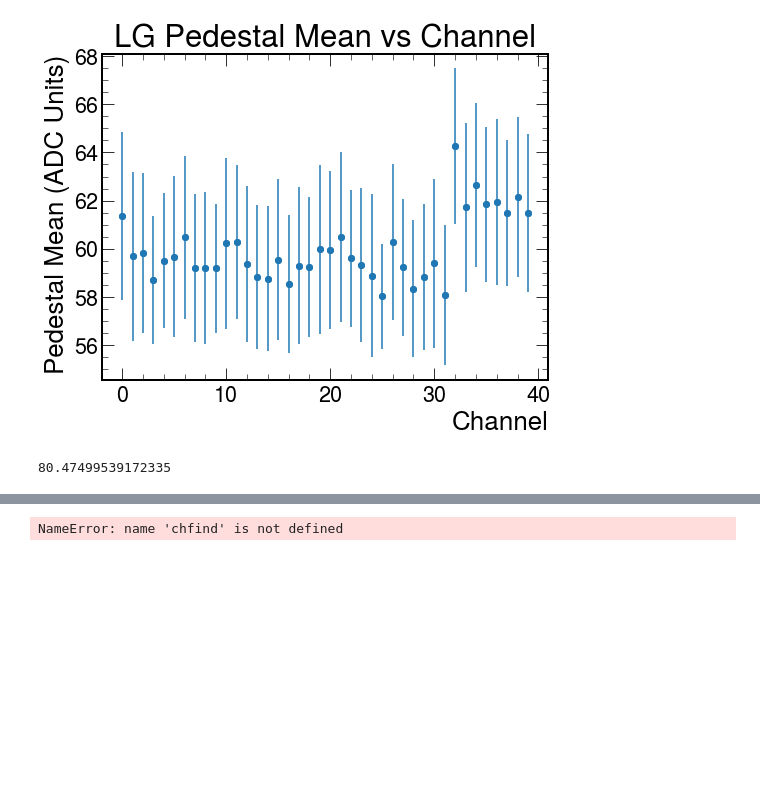
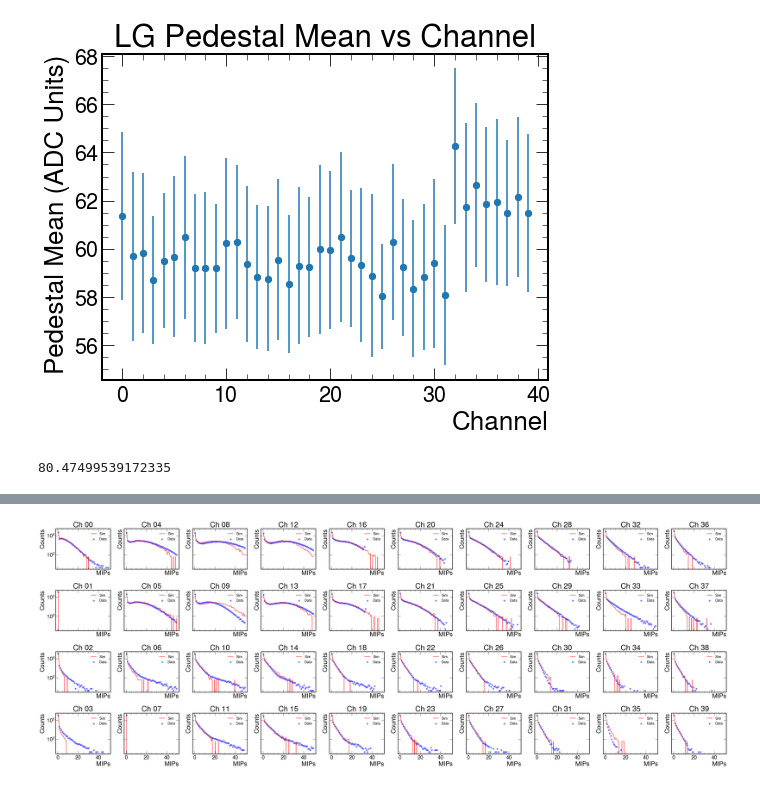
Before and after one commit to sebouh137/beamtest_plots, a Jupyter notebook: TestBeamSimAnalysis.ipynb, the cells around one changed output, grey strips where cells are left out. Cells and saved outputs as stored; diff of their text form; code cells hidden in the pictures; blank space fills up the shorter version.

Commit message:
Updated TestBeamSimAnalysis to work with the reco root file

```diff
--- a/TestBeamSimAnalysis.ipynb
+++ b/TestBeamSimAnalysis.ipynb
@@ -244,4 +268,16 @@ print(np.mean(mips))
 calibrated_df = calibrate_dataframe(df, mips, pedMeans)
 # %% [output]
 80.47499539172335
+# %%
+#Open root file for sim beam data
+input_file = 'reco_e-_4GeV_20000.edm4hep.root'
+events = ur.open("%s:events"%(input_file))
+arrays = events.arrays()
+hitenergy = arrays['HCALHitsReco.energy']
+cellID = arrays['HCALHitsReco.cellID']
+zpos = arrays['HCALHitsReco.position.z']
+xpos = arrays['HCALHitsReco.position.x']
+ypos = arrays['HCALHitsReco.position.y']
+
+layers = assign_layer_numbers(zpos)
 # %%
@@ -269,69 +327,39 @@ sim_df = calibrate_dataframe(sim_df, simMips, simPedMeans)
-# %%
-#Open root file for sim beam data
-input_file = 'reco_e-_4GeV_20000.edm4hep.root'
-events = ur.open("%s:events"%(input_file))
-arrays = events.arrays()
-hitenergy = arrays['HCALHitsDigi.amplitude']
-cellID = arrays['HCALHitsDigi.cellID']
-
-# Create an empty dictionary to store column names and values
-data = {}
-
-# Iterate over the range of column numbers
-for ch in range(40):
-    column_name = f"Ch_{ch:02d}_LG"  # Generate column name
-
-    ########
-    #Convert the 'ch' value to the corresponding 'cellID' value
-    # chfind = some function (ch)
-    ########
-
-
-    cell_values = get_cell_values(hitenergy, cellID, chfind)  # Get values for the column using the channel number
-    data[column_name] = cell_values  # Store values in the dictionary
-
-
-# Create the DataFrame from the dictionary
-
-sim_df = pd.DataFrame(data)
-
-sim_df = calibrate_dataframe(sim_df, simMips, simPedMeans)
-# %% [output]
-NameError: name 'chfind' is not defined
 # %%
 #Plot channel spectra for measurement data and simulation
 
 fig, axs=plt.subplots(4, 10, figsize=(0.5*len(df.columns),15),sharey=True,sharex=True)
 i=0
 HGpedMeans = []
 HGpedStds = []
 
 
 for i in range(40):
     plt.sca(axs[i%4][i//4])
 
     plt.rcParams['figure.facecolor']='white'
     plt.rcParams['savefig.facecolor']='white'
     plt.rcParams['savefig.bbox']='tight'
     hist, bin_edges = np.histogram(np.array(getattr(calibrated_df,"Ch_{}_LG".format("{:02d}".format(i)))),range=(0,50),bins=50)
 
     bin_centres = (bin_edges[:-1] + bin_edges[1:])/2
 
     plt.scatter(bin_centres,hist,color="blue", alpha = 0.5, label="Data")
 
     hist, bin_edges = np.histogram(np.array(getattr(sim_df,"Ch_{}_LG".format("{:02d}".format(i)))),range=(0,50),bins=50)
 
     bin_centres = (bin_edges[:-1] + bin_edges[1:])/2
 
-    plt.plot(bin_centres,hist,color='red',label="Sim")
+    plt.plot(bin_centres,len(calibrated_df) * hist / len(sim_df),color='red',label="Sim")
 
 
     plt.xlabel("MIPs")
     plt.ylabel("Counts")
     plt.yscale("log")
     plt.legend(loc='upper right', fontsize=15)
     plt.title("Ch {}".format("{:02d}".format(i)))
     plt.tight_layout()
+# %% [output]
+[figure, added]
 # %%
 fig, axs=plt.subplots(2, 5, figsize=(30,10),sharey=True,sharex=True)
 plt.rcParams['figure.facecolor']='white'
```
Also changed, not shown: parts of 12 cells of this notebook.
